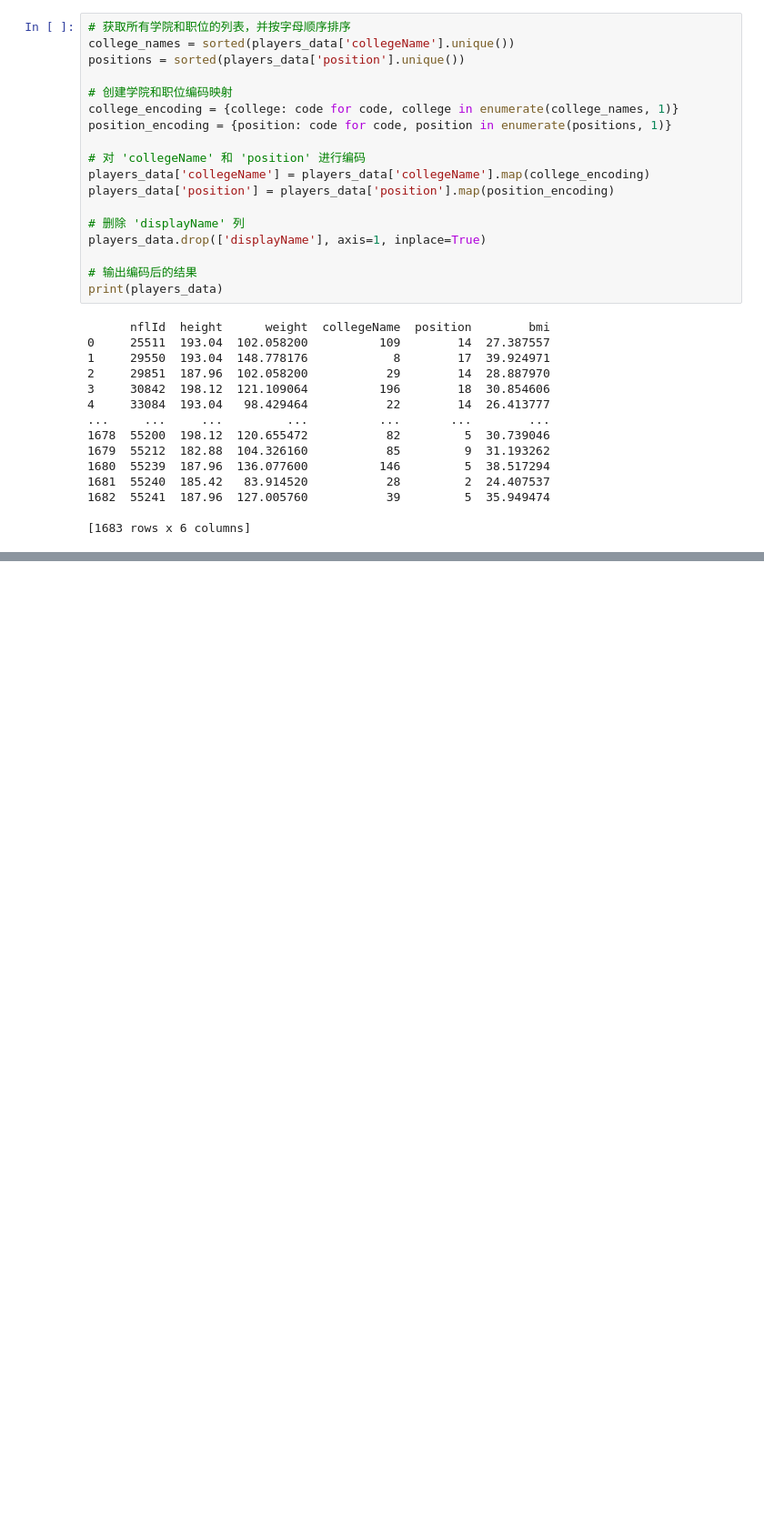
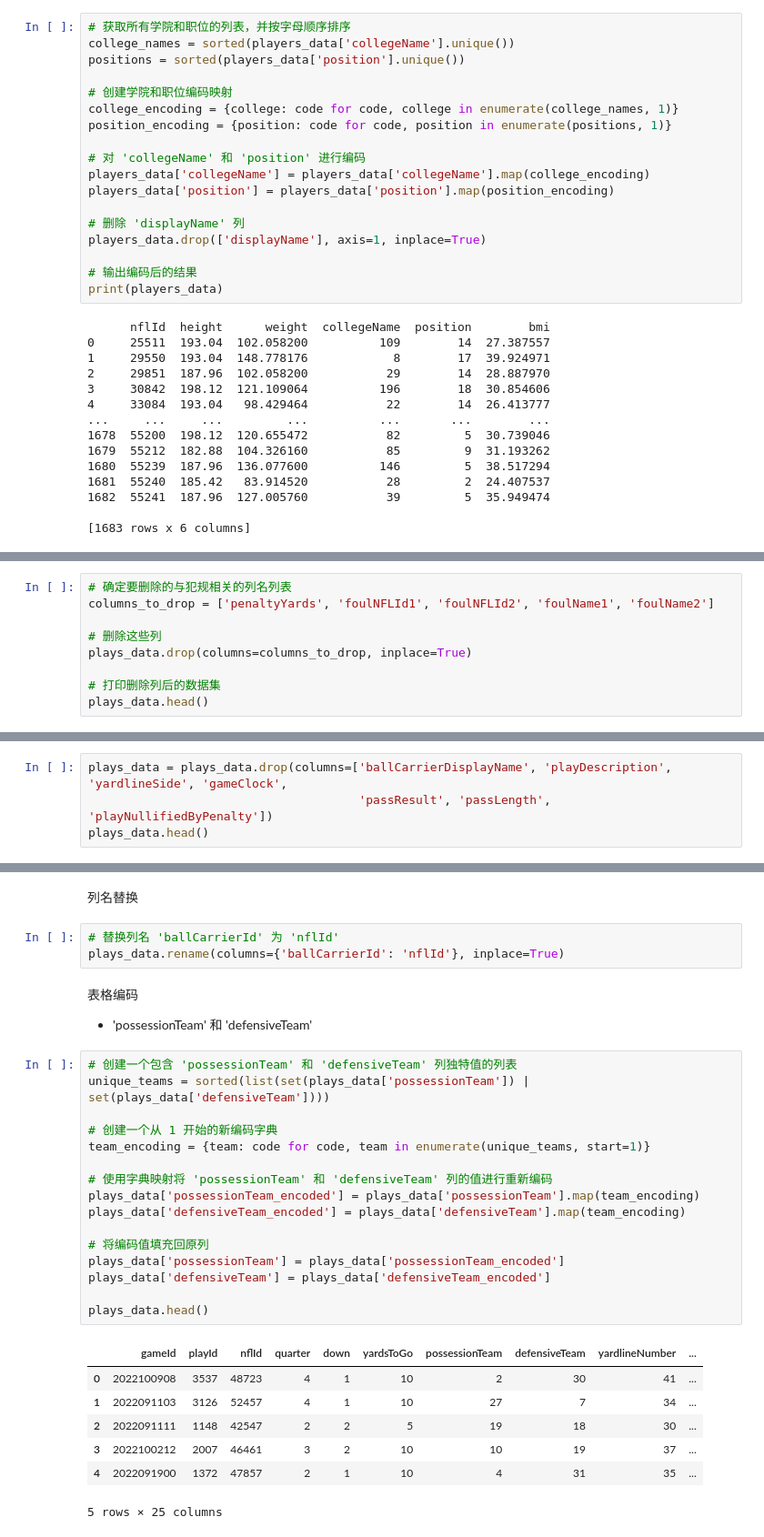
Before and after one commit to doctorzu/2024NFL-JNU, a Jupyter notebook: Code/Analysis/test.ipynb, the cells around one changed output, grey strips where cells are left out. Shown at 91% size. Drawn from its saved outputs; the diff is of its cells as text; blank space fills up the shorter version.

```diff
--- a/Code/Analysis/test.ipynb
+++ b/Code/Analysis/test.ipynb
@@ -572,0 +777,9 @@ print(players_data)
+# %%
+# 确定要删除的与犯规相关的列名列表
+columns_to_drop = ['penaltyYards', 'foulNFLId1', 'foulNFLId2', 'foulName1', 'foulName2']
+
+# 删除这些列
+plays_data.drop(columns=columns_to_drop, inplace=True)
+
+# 打印删除列后的数据集
+plays_data.head()
@@ -572,0 +875,4 @@ print(players_data)
+# %%
+plays_data = plays_data.drop(columns=['ballCarrierDisplayName', 'playDescription', 'yardlineSide', 'gameClock',
+                                      'passResult', 'passLength', 'playNullifiedByPenalty'])
+plays_data.head()
@@ -572,0 +887,32 @@ print(players_data)
+# %% [markdown]
+列名替换
+# %%
+# 替换列名 'ballCarrierId' 为 'nflId'
+plays_data.rename(columns={'ballCarrierId': 'nflId'}, inplace=True)
+# %% [markdown]
+表格编码
+* 'possessionTeam' 和 'defensiveTeam'
+# %%
+# 创建一个包含 'possessionTeam' 和 'defensiveTeam' 列独特值的列表
+unique_teams = sorted(list(set(plays_data['possessionTeam']) | set(plays_data['defensiveTeam'])))
+
+# 创建一个从 1 开始的新编码字典
+team_encoding = {team: code for code, team in enumerate(unique_teams, start=1)}
+
+# 使用字典映射将 'possessionTeam' 和 'defensiveTeam' 列的值进行重新编码
+plays_data['possessionTeam_encoded'] = plays_data['possessionTeam'].map(team_encoding)
+plays_data['defensiveTeam_encoded'] = plays_data['defensiveTeam'].map(team_encoding)
+
+# 将编码值填充回原列
+plays_data['possessionTeam'] = plays_data['possessionTeam_encoded']
+plays_data['defensiveTeam'] = plays_data['defensiveTeam_encoded']
+
+plays_data.head()
+# %% [output]
+|  | gameId | playId | nflId | quarter | down | yardsToGo | possessionTeam | defensiveTeam | yardlineNumber | ... |
+| 0 | 2022100908 | 3537 | 48723 | 4 | 1 | 10 | 2 | 30 | 41 | ... |
+| 1 | 2022091103 | 3126 | 52457 | 4 | 1 | 10 | 27 | 7 | 34 | ... |
+| 2 | 2022091111 | 1148 | 42547 | 2 | 2 | 5 | 19 | 18 | 30 | ... |
+| 3 | 2022100212 | 2007 | 46461 | 3 | 2 | 10 | 10 | 19 | 37 | ... |
+| 4 | 2022091900 | 1372 | 47857 | 2 | 1 | 10 | 4 | 31 | 35 | ... |
+5 rows × 25 columns
```
Also changed, not shown: parts of 74 cells of this notebook, 2 other files.
